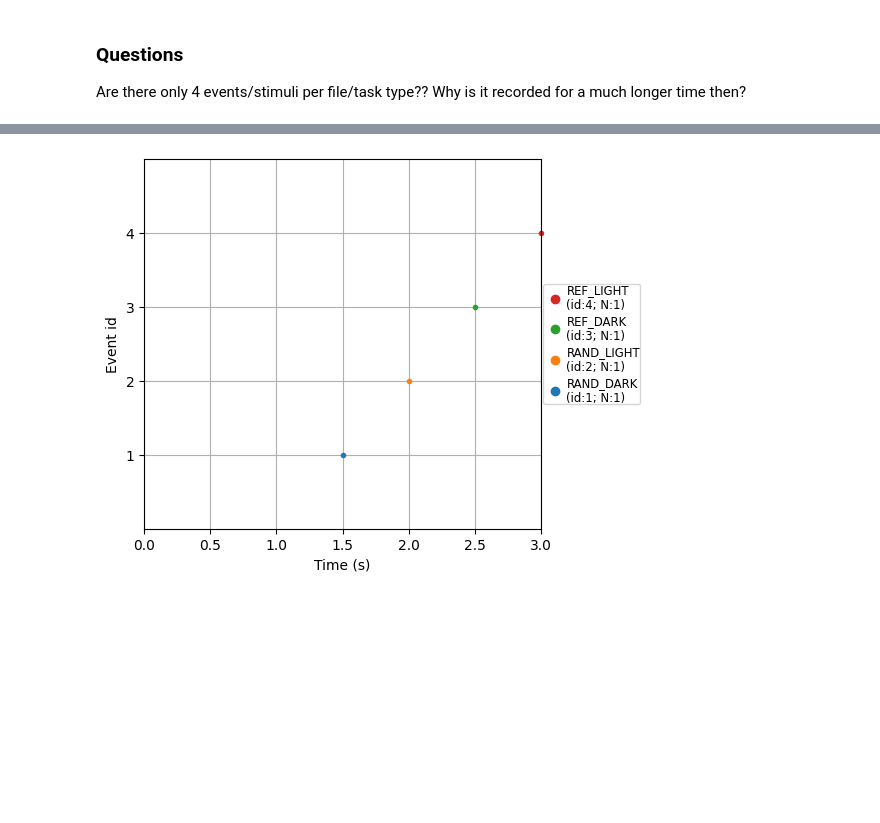
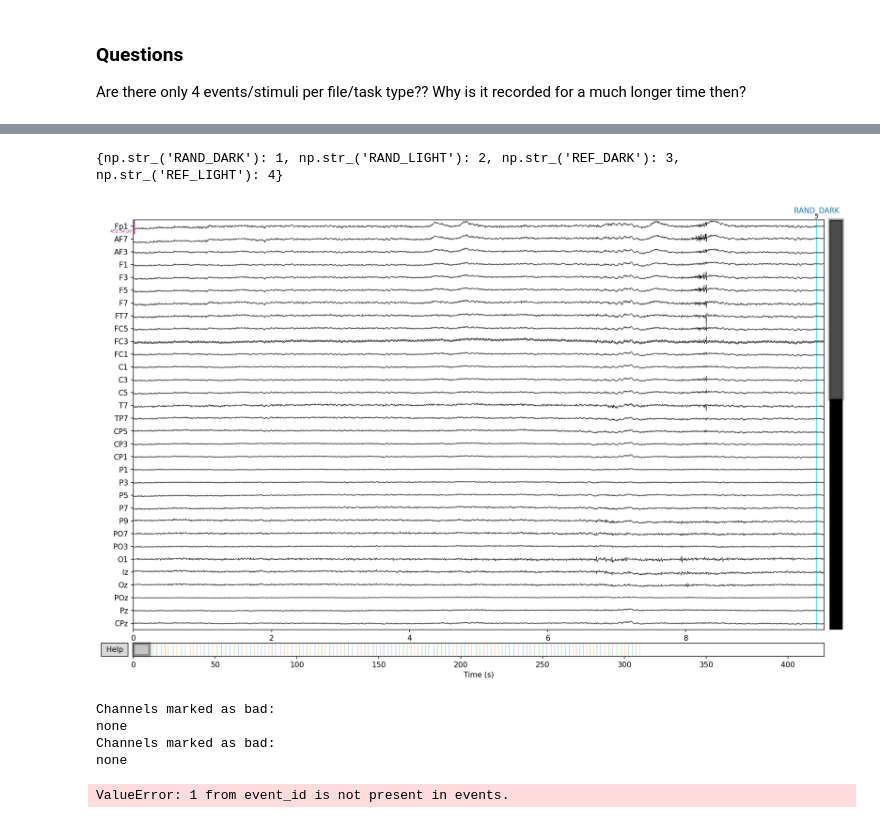
Before and after one commit to 0lisaaaa2/EEG_Project, a Jupyter notebook: milestone2.ipynb, the cells around one changed output, grey strips where cells are left out. Saved outputs shown, nothing was run; the diff lists cells and outputs as text; code cells hidden in the pictures; blank space fills up the shorter version.

```diff
--- a/milestone2.ipynb
+++ b/milestone2.ipynb
@@ -47,12 +48,11 @@ After above tasks, this was done to check EEG data quality in VR compared to mon
 
 Are there only 4 events/stimuli per file/task type?? Why is it recorded for a much longer time then?
 # %%
-from mne_bids import BIDSPath, read_raw_bids
-
-bids_root = r"ds005841-download"
+# read in data for a specific subject and task
+bids_root = "ds005841-download"
 
 subject_id = "001"
-task = "regfront"    # lumfront, lumperp, regfront, regperp, signalscreen, signalvr -> Was ist signalscreen, signalvr?
+task = "regperp"    # lumfront, lumperp, regfront, regperp, signalscreen, signalvr -> Was ist signalscreen, signalvr?
 
 bids_path = BIDSPath(
     subject=subject_id,
@@ -63,8 +63,8 @@ bids_path = BIDSPath(
     root=bids_root
 )
 
-print(bids_path.fpath)
+#print(bids_path.fpath)
 
 raw = read_raw_bids(bids_path)
-raw.load_data();
+raw.load_data()
 # %% [output]
@@ -80,5 +96,10 @@ The search_str was "ds005841-download\sub-001\**\eeg\sub-001*channels.tsv"
 # %%
-events, event_id = mne.events_from_annotations(raw)
-print(event_id)
+# get events and event id mapping
+events_names, event_id = mne.events_from_annotations(raw) # only contains event-types (keep event_id for mapping of stimuli)
+events = mne.find_events(raw, stim_channel="Status", initial_event=True) # actual stimuli from the "Status" channel
+
+print("Moin ", event_id)
+print(f"Found {len(events)} events")
+print("Unique codes:", np.unique(events[:, 2]))
 # %% [output]
 Used Annotations descriptions: [np.str_('RAND_DARK'), np.str_('RAND_LIGHT'), np.str_('REF_DARK'), np.str_('REF_LIGHT')]
@@ -98,6 +202,25 @@ Using matplotlib as 2D backend.
+# %%
+%matplotlib qt
+print(event_id)
+raw.plot(
+    events=clean_events,
+    #event_id=event_id,
+    #event_color={"RAND_DARK": "blue", "RAND_LIGHT": "orange",
+    #             "REF_DARK": "green", "REF_LIGHT": "purple"},
+    duration=10,
+    scalings="auto",
+    n_channels=32,
+    #block=True
+)
+# %% [output]
+{np.str_('RAND_DARK'): 1, np.str_('RAND_LIGHT'): 2, np.str_('REF_DARK'): 3, np.str_('REF_LIGHT'): 4}
+[figure, added]
+Channels marked as bad:
+none
+Channels marked as bad:
+none
 # %%
-fig = mne.viz.plot_events(
-    events, event_id=event_id, sfreq=raw.info["sfreq"], first_samp=raw.first_samp
-)
+%matplotlib inline
+#fig = mne.viz.plot_events(events, event_id=event_id, sfreq=raw.info["sfreq"], first_samp=raw.first_samp)
 # %% [output]
-[figure, removed]
+ValueError: 1 from event_id is not present in events.
```
Also changed, not shown: parts of 14 cells of this notebook.
